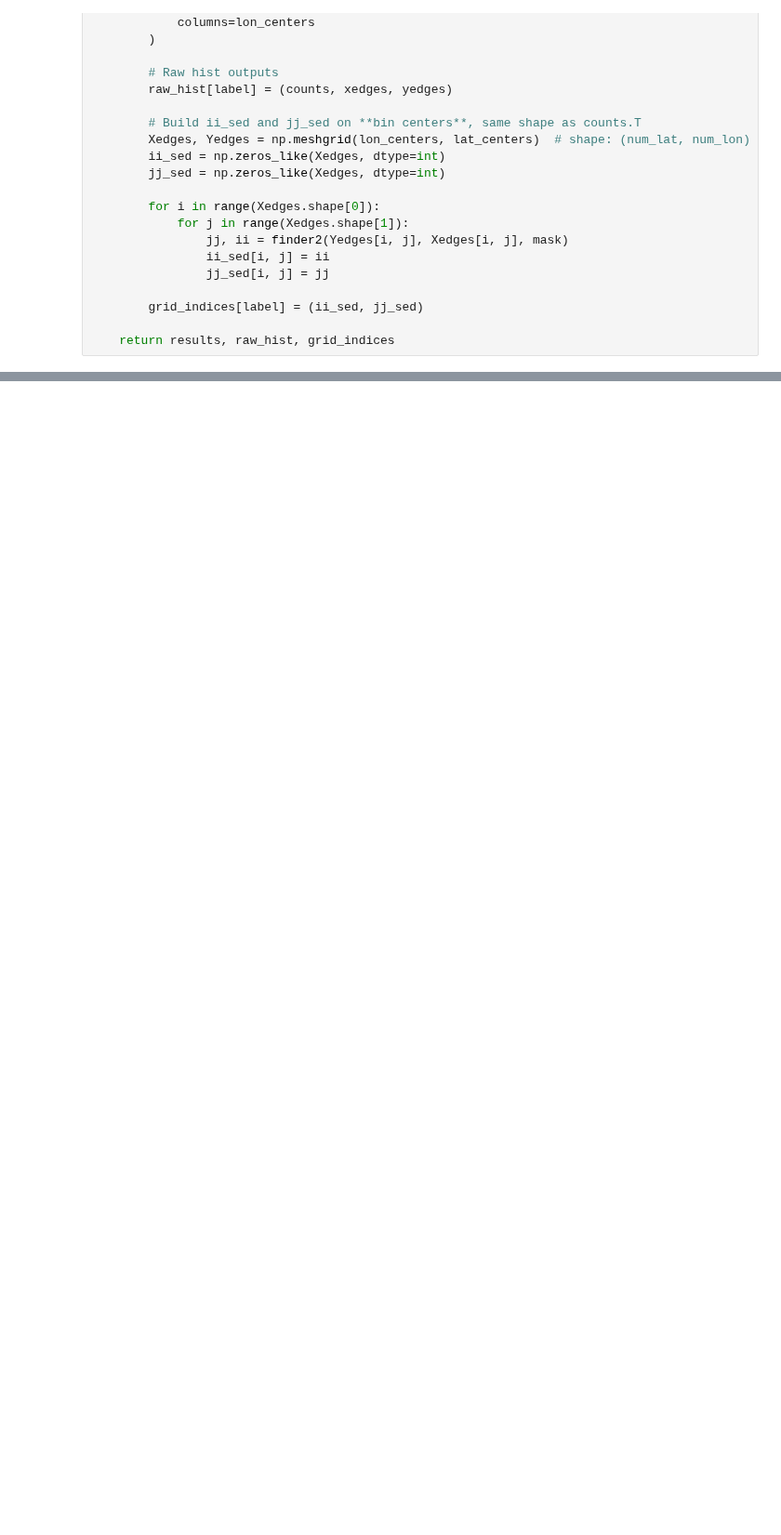
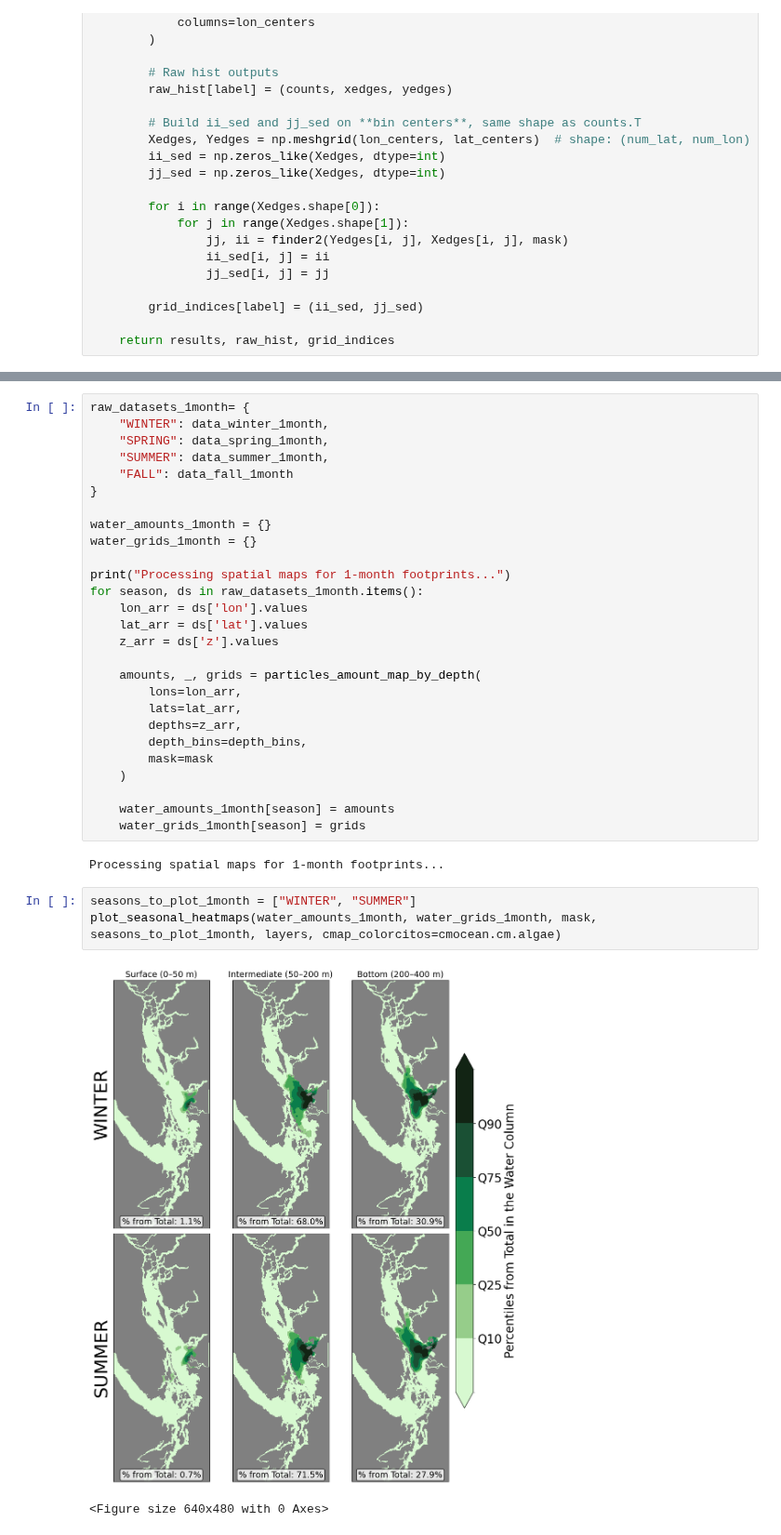
Before and after one commit to SalishSeaCast/analysis-vicente, a Jupyter notebook: Ocean_Parcels/PBDE_simulations/Seasonal_Spatial_V2.ipynb, the cells around one changed output, grey strips where cells are left out. Shown at 93% size. Drawn from its saved outputs; the diff is of its cells as text; blank space fills up the shorter version.

```diff
--- a/Ocean_Parcels/PBDE_simulations/Seasonal_Spatial_V2.ipynb
+++ b/Ocean_Parcels/PBDE_simulations/Seasonal_Spatial_V2.ipynb
@@ -304,0 +508,35 @@ Error:
+# %%
+raw_datasets_1month= {
+    "WINTER": data_winter_1month,
+    "SPRING": data_spring_1month,
+    "SUMMER": data_summer_1month,
+    "FALL": data_fall_1month
+}
+
+water_amounts_1month = {}
+water_grids_1month = {}
+
+print("Processing spatial maps for 1-month footprints...")
+for season, ds in raw_datasets_1month.items():
+    lon_arr = ds['lon'].values
+    lat_arr = ds['lat'].values
+    z_arr = ds['z'].values
+
+    amounts, _, grids = particles_amount_map_by_depth(
+        lons=lon_arr,
+        lats=lat_arr,
+        depths=z_arr,
+        depth_bins=depth_bins,
+        mask=mask
+    )
+
+    water_amounts_1month[season] = amounts
+    water_grids_1month[season] = grids
+# %% [output]
+Processing spatial maps for 1-month footprints...
+# %%
+seasons_to_plot_1month = ["WINTER", "SUMMER"]
+plot_seasonal_heatmaps(water_amounts_1month, water_grids_1month, mask, seasons_to_plot_1month, layers, cmap_colorcitos=cmocean.cm.algae)
+# %% [output]
+[figure, added]
+<Figure size 640x480 with 0 Axes>
```
Also changed, not shown: parts of 26 cells of this notebook, 21 other files.
